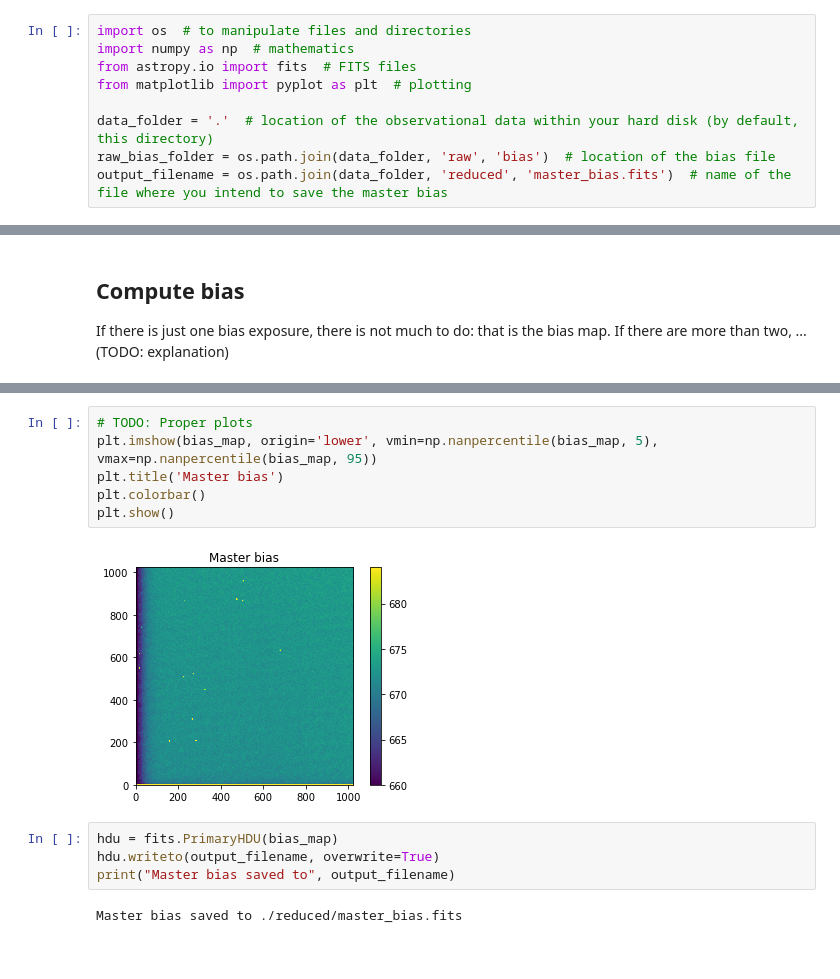
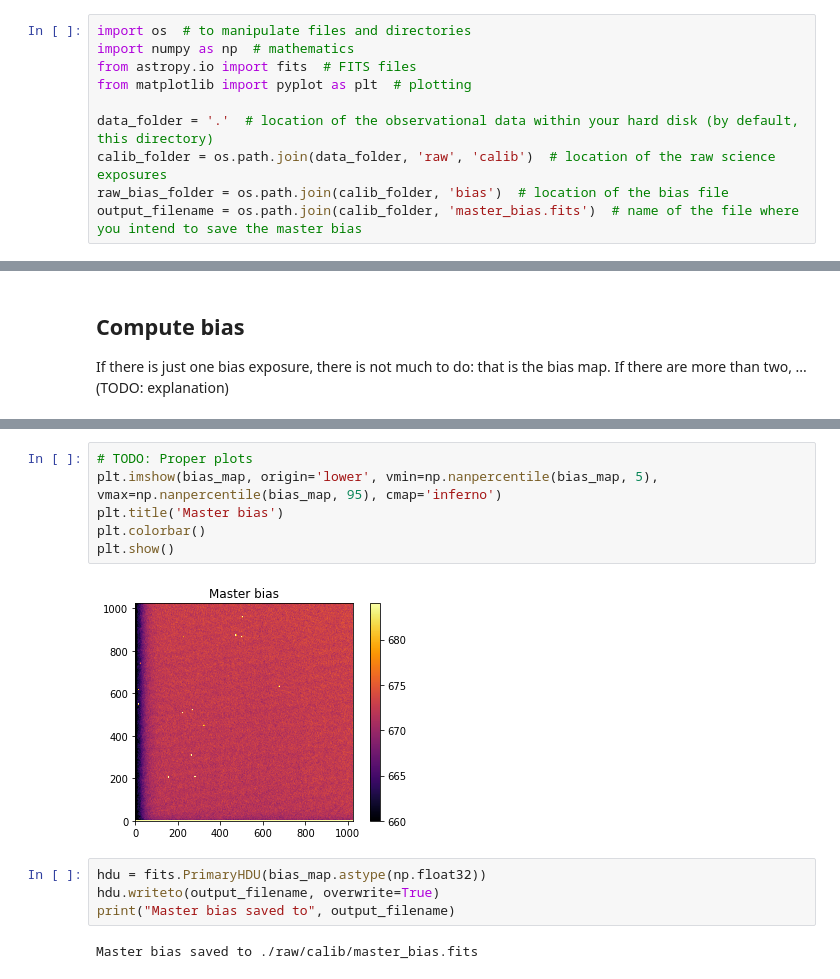
Before and after one commit to paranoya/data_reduction, a Jupyter notebook: photometry/1a.master_bias.ipynb, the cells around one changed output, grey strips where cells are left out. Drawn from its saved outputs; the diff is of its cells as text.

Commit message:
New data and basic reduction

```diff
--- a/photometry/1a.master_bias.ipynb
+++ b/photometry/1a.master_bias.ipynb
@@ -11,8 +11,9 @@ from astropy.io import fits  # FITS files
 from matplotlib import pyplot as plt  # plotting
 
 data_folder = '.'  # location of the observational data within your hard disk (by default, this directory)
-raw_bias_folder = os.path.join(data_folder, 'raw', 'bias')  # location of the bias file
-output_filename = os.path.join(data_folder, 'reduced', 'master_bias.fits')  # name of the file where you intend to save the master bias
+calib_folder = os.path.join(data_folder, 'raw', 'calib')  # location of the raw science exposures
+raw_bias_folder = os.path.join(calib_folder, 'bias')  # location of the bias file
+output_filename = os.path.join(calib_folder, 'master_bias.fits')  # name of the file where you intend to save the master bias
 # %% [markdown]
 ## Read raw exposures
 # %%
@@ -74,14 +74,14 @@ else:
 # %%
 # TODO: Proper plots
-plt.imshow(bias_map, origin='lower', vmin=np.nanpercentile(bias_map, 5), vmax=np.nanpercentile(bias_map, 95))
+plt.imshow(bias_map, origin='lower', vmin=np.nanpercentile(bias_map, 5), vmax=np.nanpercentile(bias_map, 95), cmap='inferno')
 plt.title('Master bias')
 plt.colorbar()
 plt.show()
 # %% [output]
-[figure, old version]
+[figure, new version]
 # %%
-hdu = fits.PrimaryHDU(bias_map)
+hdu = fits.PrimaryHDU(bias_map.astype(np.float32))
 hdu.writeto(output_filename, overwrite=True)
 print("Master bias saved to", output_filename)
 # %% [output]
-Master bias saved to ./reduced/master_bias.fits
+Master bias saved to ./raw/calib/master_bias.fits
```
Also changed, not shown: parts of 3 cells of this notebook, 38 other files.
